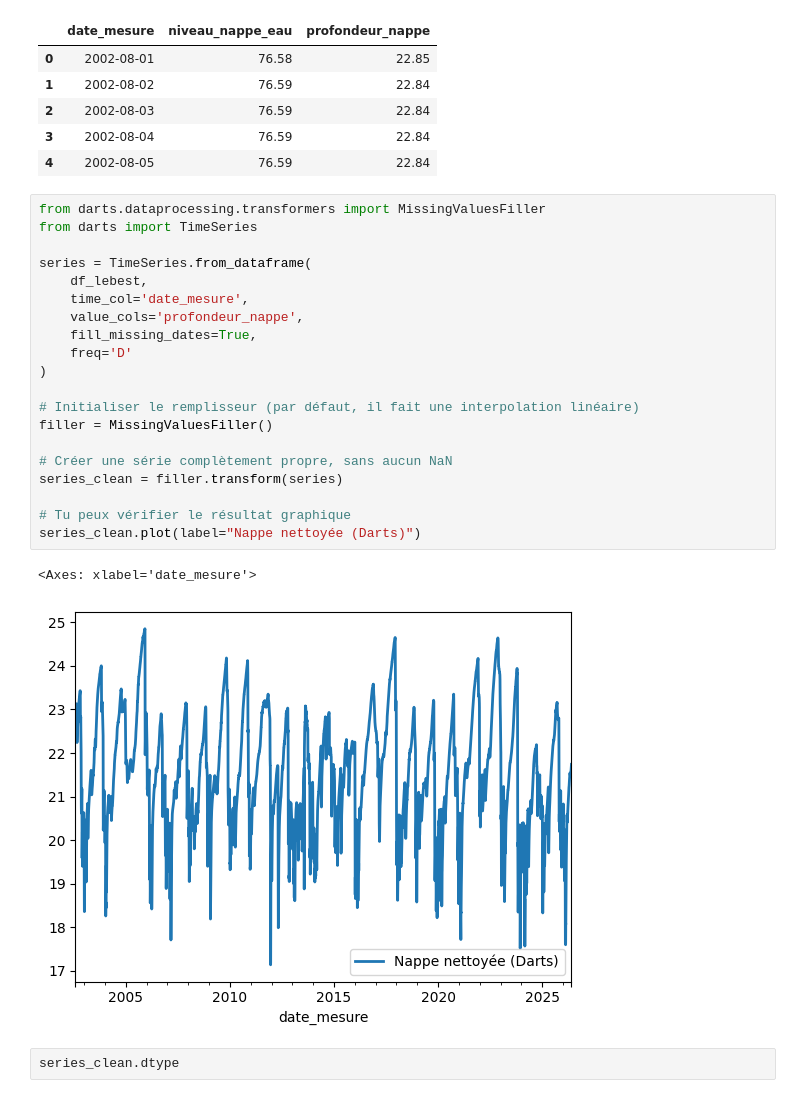
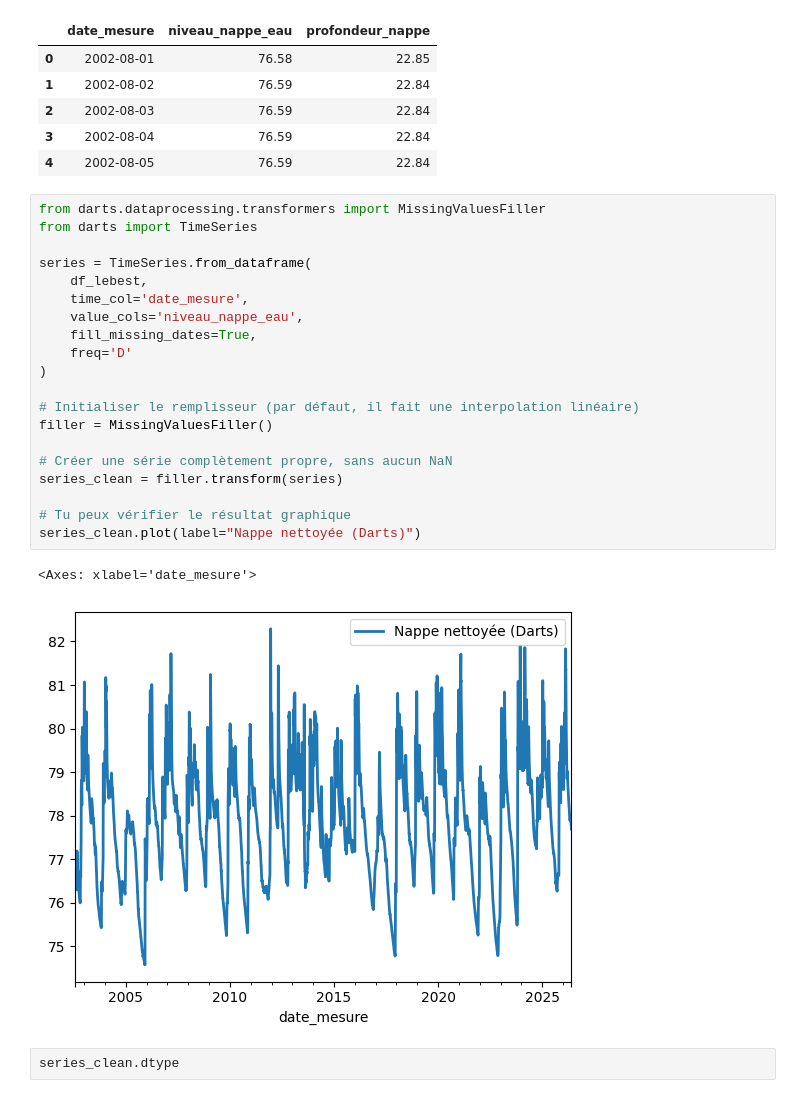
Before and after one commit to charourou/Projet_Hydrosense, a Jupyter notebook: notebooks/data_cleaning_rh_79_Piezo2.ipynb, the cells around one changed output. Cells and saved outputs as stored; diff of their text form.

```diff
--- a/notebooks/data_cleaning_rh_79_Piezo2.ipynb
+++ b/notebooks/data_cleaning_rh_79_Piezo2.ipynb
@@ -281,26 +281,26 @@ df_lebest.head()
 # %%
 from darts.dataprocessing.transformers import MissingValuesFiller
 from darts import TimeSeries
 
 series = TimeSeries.from_dataframe(
     df_lebest,
     time_col='date_mesure',
-    value_cols='profondeur_nappe',
+    value_cols='niveau_nappe_eau',
     fill_missing_dates=True,
     freq='D'
 )
 
 # Initialiser le remplisseur (par défaut, il fait une interpolation linéaire)
 filler = MissingValuesFiller()
 
 # Créer une série complètement propre, sans aucun NaN
 series_clean = filler.transform(series)
 
 # Tu peux vérifier le résultat graphique
 series_clean.plot(label="Nappe nettoyée (Darts)")
 # %% [output]
 <Axes: xlabel='date_mesure'>
-[figure, old version]
+[figure, new version]
 # %%
 series_clean.dtype
 # %% [output]
```
Also changed, not shown: parts of 7 cells of this notebook, 2 other files.
